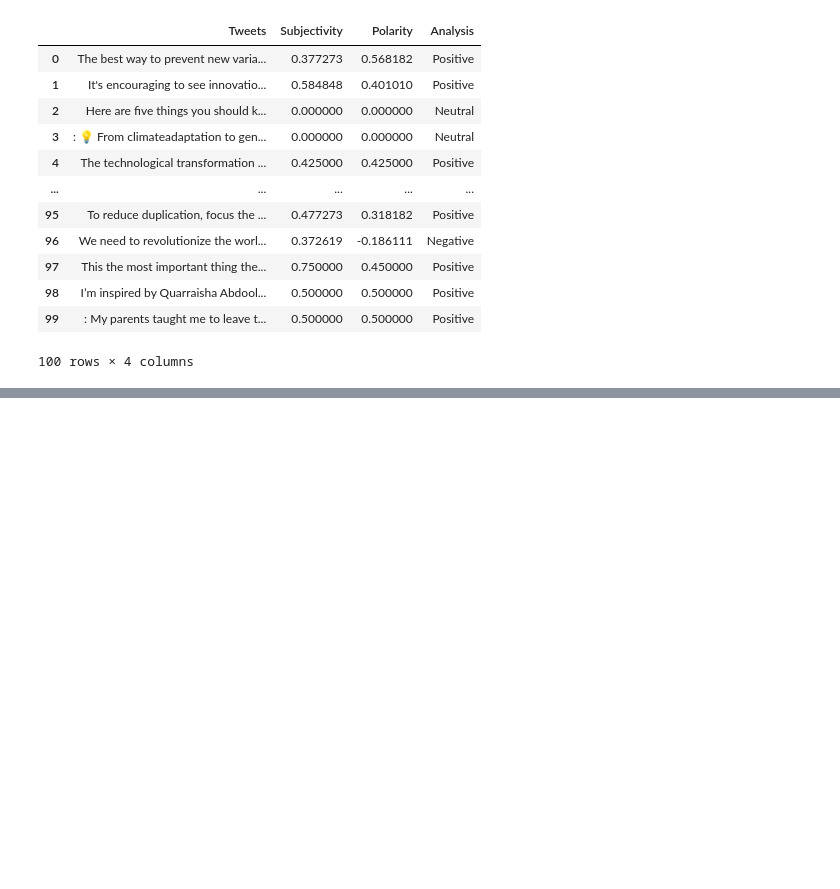
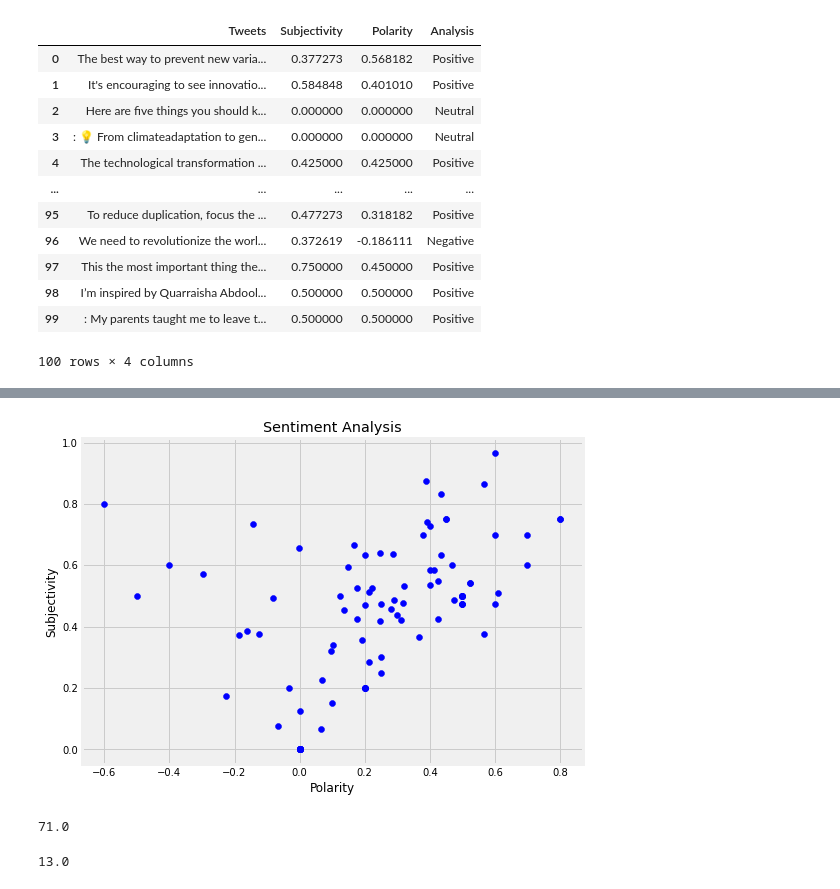
Before and after one commit to llasso05/Hello_World, a Jupyter notebook: TwitterApp.ipynb, the cells around one changed output, grey strips where cells are left out. Cells and saved outputs as stored; diff of their text form; code cells hidden in the pictures; blank space fills up the shorter version.

```diff
--- a/TwitterApp.ipynb
+++ b/TwitterApp.ipynb
@@ -177,3 +177,12 @@ df
 | 98 | I’m inspired by Quarraisha Abdool... | 0.500000 | 0.500000 | Positive |
 | 99 | : My parents taught me to leave t... | 0.500000 | 0.500000 | Positive |
 100 rows × 4 columns
+# %%
+# Lets print all positive tweets
+j=1
+sortedDf = df.sort_values(by=['Polarity'])
+for i in range(0, sortedDf.shape[0]):
+               if(sortedDf['Analysis'][i] == 'Positive'):
+                 print(str(j)+') '+sortedDf['Tweets'][i])
+               print()
+               j = j+1
@@ -179,0 +207,9 @@ df
+# %%
+# Lets print all Negative tweets
+j=1
+sortedDf = df.sort_values(by=['Polarity'])
+for i in range(0, sortedDf.shape[0]):
+               if(sortedDf['Analysis'][i] == 'Negative'):
+                 print(str(j)+') '+sortedDf['Tweets'][i])
+               print()
+               j = j+1
@@ -179,0 +234,28 @@ df
+# %%
+# Plot the polarity and subjectivity
+plt.figure(figsize=(8,6))
+for i in range(0, df.shape[0]):
+  plt.scatter(df['Polarity'][i],df['Subjectivity'][i], color='Blue')
+
+plt.title('Sentiment Analysis')
+plt.xlabel('Polarity')
+plt.ylabel('Subjectivity')
+plt.show()
+# %% [output]
+[figure, added]
+# %%
+# Get the percentage of positive tweets
+ptweets = df[df.Analysis == 'Positive']
+ptweets = ptweets['Tweets']
+
+round((ptweets.shape[0]/df.shape[0])*100,1)
+# %% [output]
+71.0
+# %%
+# Get the percentage of negative tweets
+ptweets = df[df.Analysis == 'Negative']
+ptweets = ptweets['Tweets']
+
+round((ptweets.shape[0]/df.shape[0])*100,1)
+# %% [output]
+13.0
```
Also changed, not shown: parts of 7 cells of this notebook.
